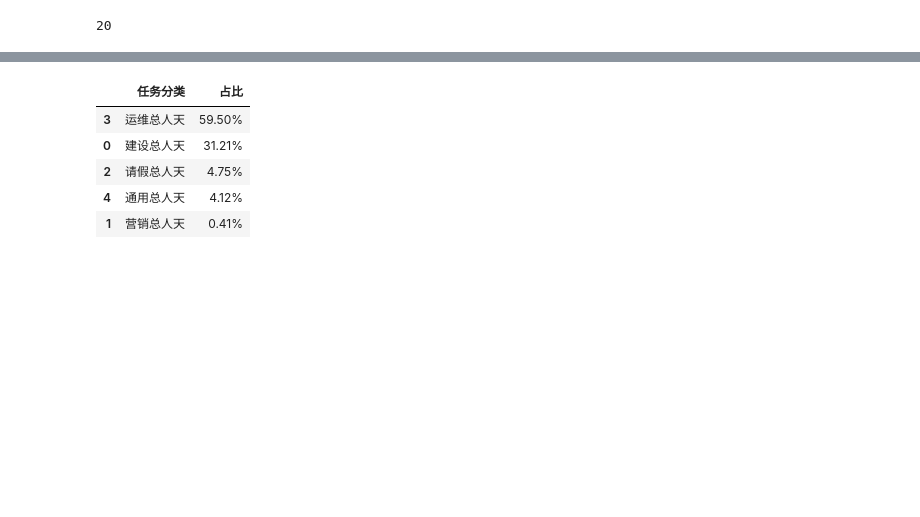
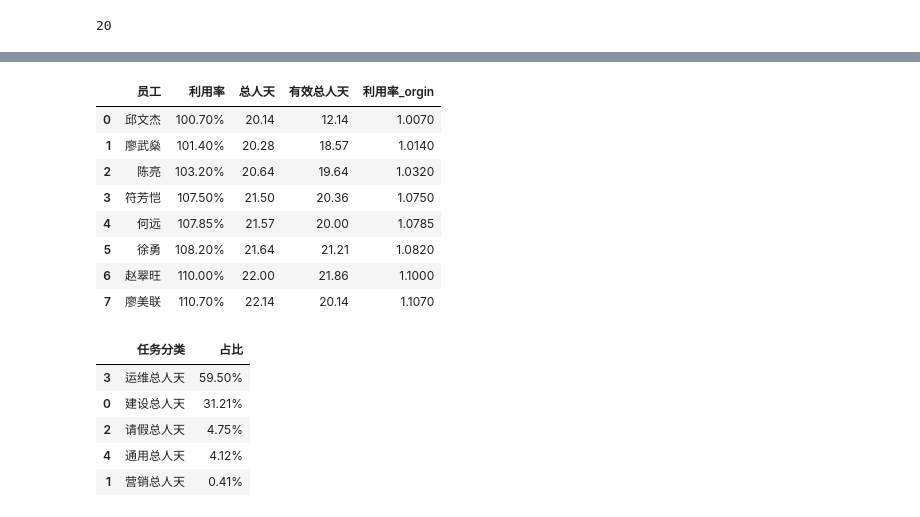
Before and after one commit to 851499540/weeksheet, a Jupyter notebook: script_v1.0_stab.ipynb, the cells around one changed output, grey strips where cells are left out. Drawn from its saved outputs; the diff is of its cells as text; code cells hidden in the pictures; blank space fills up the shorter version.

```diff
--- a/script_v1.0_stab.ipynb
+++ b/script_v1.0_stab.ipynb
@@ -307,3 +318,18 @@ df1.head(8)
+# %%
+# 人员利用率 后8
+df1.sort_values(by='利用率_orgin',inplace=True,ascending=True)
+df1.reset_index(drop=True,inplace=True)
+df1.head(8)
+# %% [output]
+|  | 员工 | 利用率 | 总人天 | 有效总人天 | 利用率_orgin |
+| 0 | 邱文杰 | 100.70% | 20.14 | 12.14 | 1.0070 |
+| 1 | 廖武燊 | 101.40% | 20.28 | 18.57 | 1.0140 |
+| 2 | 陈亮 | 103.20% | 20.64 | 19.64 | 1.0320 |
+| 3 | 符芳恺 | 107.50% | 21.50 | 20.36 | 1.0750 |
+| 4 | 何远 | 107.85% | 21.57 | 20.00 | 1.0785 |
+| 5 | 徐勇 | 108.20% | 21.64 | 21.21 | 1.0820 |
+| 6 | 赵翠旺 | 110.00% | 22.00 | 21.86 | 1.1000 |
+| 7 | 廖美联 | 110.70% | 22.14 | 20.14 | 1.1070 |
 # %%
 # 任务分类占比
 df6 = df0.pivot_table(index=['任务分类'],aggfunc={'总人天': np.sum},values=['总人天']).reset_index()
```
Also changed, not shown: parts of 3 cells of this notebook.
